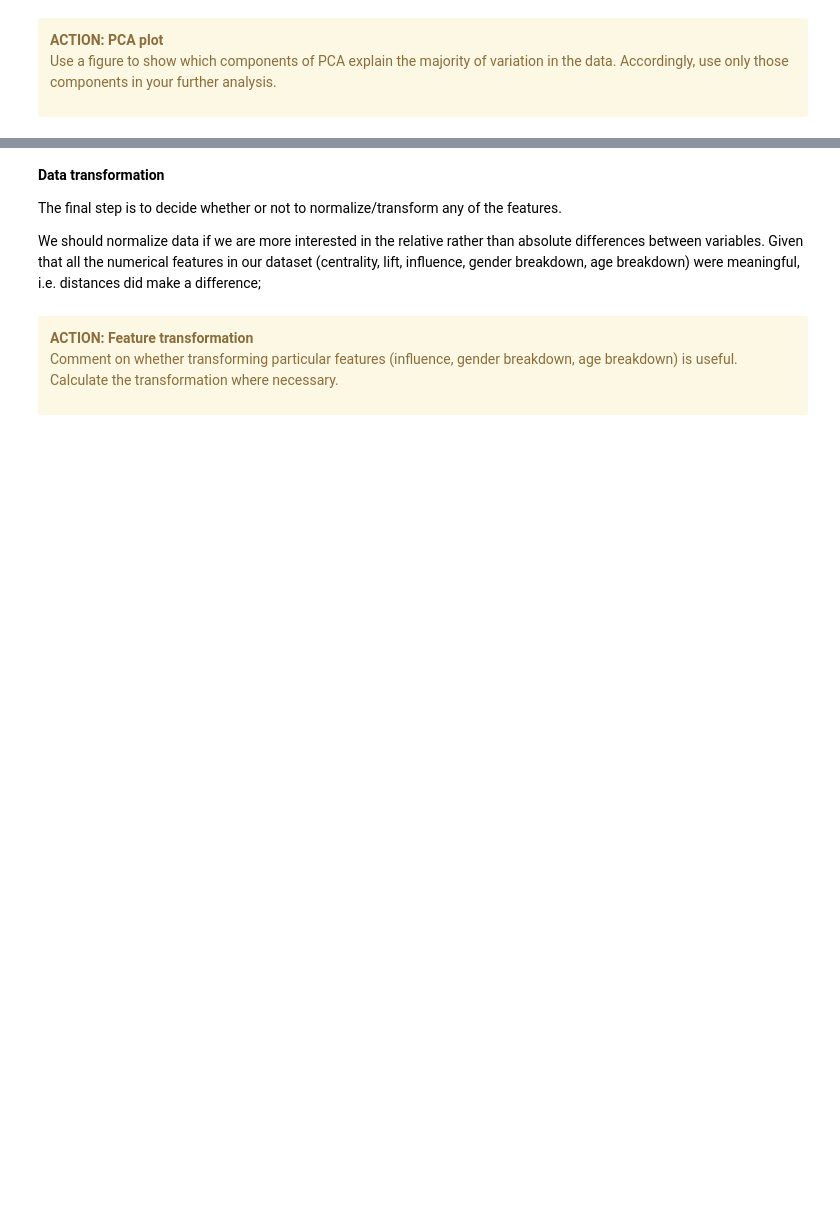
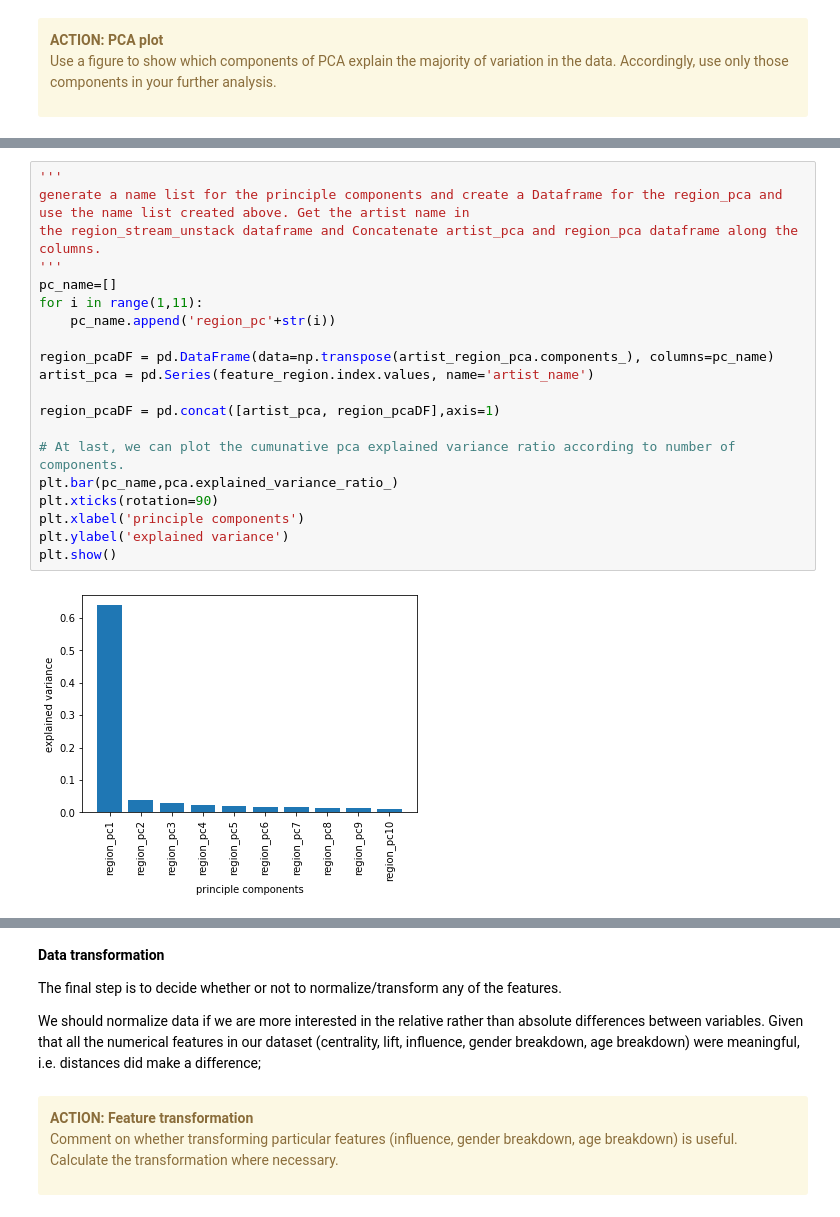
Before and after one commit to yxyyxy93/python_bussinessML_case_study, a Jupyter notebook: WMCS_yxy.ipynb, the cells around one changed output, grey strips where cells are left out. Drawn from its saved outputs; the diff is of its cells as text; blank space fills up the shorter version.

```diff
--- a/WMCS_yxy.ipynb
+++ b/WMCS_yxy.ipynb
@@ -843,0 +959,22 @@ Check the PCA feature table to make sure the dataframe looks as expected. Commen
+# %%
+'''
+generate a name list for the principle components and create a Dataframe for the region_pca and use the name list created above. Get the artist name in
+the region_stream_unstack dataframe and Concatenate artist_pca and region_pca dataframe along the columns.
+'''
+pc_name=[]
+for i in range(1,11):
+    pc_name.append('region_pc'+str(i))
+
+region_pcaDF = pd.DataFrame(data=np.transpose(artist_region_pca.components_), columns=pc_name)
+artist_pca = pd.Series(feature_region.index.values, name='artist_name')
+
+region_pcaDF = pd.concat([artist_pca, region_pcaDF],axis=1)
+
+# At last, we can plot the cumunative pca explained variance ratio according to number of components.
+plt.bar(pc_name,pca.explained_variance_ratio_)
+plt.xticks(rotation=90)
+plt.xlabel('principle components')
+plt.ylabel('explained variance')
+plt.show()
+# %% [output]
+[figure, added]
```
Also changed, not shown: parts of 66 cells of this notebook.
